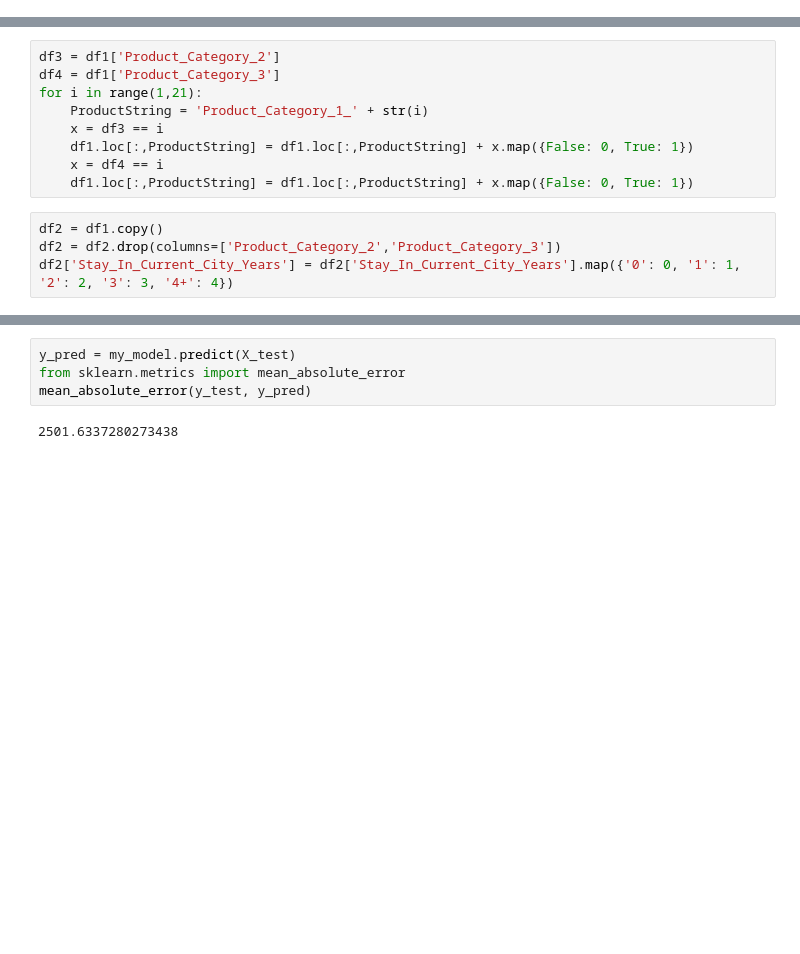
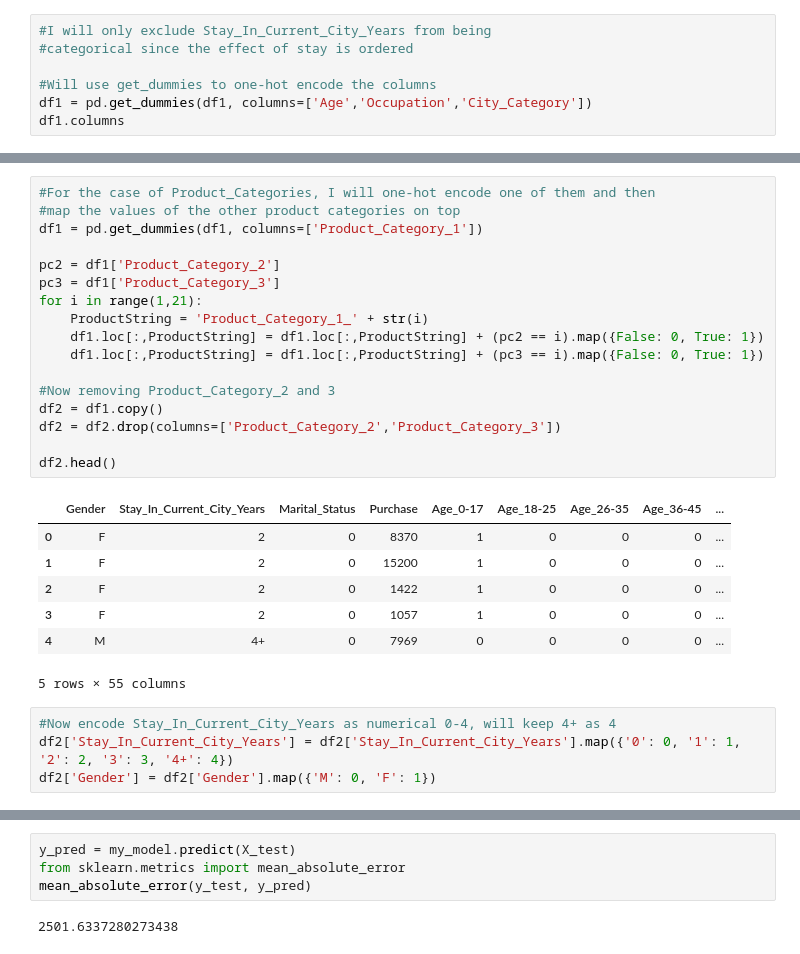
Before and after one commit to davidur/DSProjects, a Jupyter notebook: BlackFriday/BlackFriday.ipynb, the cells around one changed output, grey strips where cells are left out. Drawn from its saved outputs; the diff is of its cells as text; blank space fills up the shorter version.

```diff
--- a/BlackFriday/BlackFriday.ipynb
+++ b/BlackFriday/BlackFriday.ipynb
@@ -17,0 +75,7 @@ df1.head()
+# %%
+#I will only exclude Stay_In_Current_City_Years from being
+#categorical since the effect of stay is ordered
+
+#Will use get_dummies to one-hot encode the columns
+df1 = pd.get_dummies(df1, columns=['Age','Occupation','City_Category'])
+df1.columns
@@ -18,13 +94,29 @@ df1.head()
 # %%
-df3 = df1['Product_Category_2']
-df4 = df1['Product_Category_3']
+#For the case of Product_Categories, I will one-hot encode one of them and then
+#map the values of the other product categories on top
+df1 = pd.get_dummies(df1, columns=['Product_Category_1'])
+
+pc2 = df1['Product_Category_2']
+pc3 = df1['Product_Category_3']
 for i in range(1,21):
     ProductString = 'Product_Category_1_' + str(i)
-    x = df3 == i
-    df1.loc[:,ProductString] = df1.loc[:,ProductString] + x.map({False: 0, True: 1})
-    x = df4 == i
-    df1.loc[:,ProductString] = df1.loc[:,ProductString] + x.map({False: 0, True: 1})
+    df1.loc[:,ProductString] = df1.loc[:,ProductString] + (pc2 == i).map({False: 0, True: 1})
+    df1.loc[:,ProductString] = df1.loc[:,ProductString] + (pc3 == i).map({False: 0, True: 1})
+
+#Now removing Product_Category_2 and 3
+df2 = df1.copy()
+df2 = df2.drop(columns=['Product_Category_2','Product_Category_3'])
+
+df2.head()
+# %% [output]
+|  | Gender | Stay_In_Current_City_Years | Marital_Status | Purchase | Age_0-17 | Age_18-25 | Age_26-35 | Age_36-45 | ... |
+| 0 | F | 2 | 0 | 8370 | 1 | 0 | 0 | 0 | ... |
+| 1 | F | 2 | 0 | 15200 | 1 | 0 | 0 | 0 | ... |
+| 2 | F | 2 | 0 | 1422 | 1 | 0 | 0 | 0 | ... |
+| 3 | F | 2 | 0 | 1057 | 1 | 0 | 0 | 0 | ... |
+| 4 | M | 4+ | 0 | 7969 | 0 | 0 | 0 | 0 | ... |
+5 rows × 55 columns
 # %%
-df2 = df1.copy()
-df2 = df2.drop(columns=['Product_Category_2','Product_Category_3'])
+#Now encode Stay_In_Current_City_Years as numerical 0-4, will keep 4+ as 4
 df2['Stay_In_Current_City_Years'] = df2['Stay_In_Current_City_Years'].map({'0': 0, '1': 1, '2': 2, '3': 3, '4+': 4})
+df2['Gender'] = df2['Gender'].map({'M': 0, 'F': 1})
```
Also changed, not shown: parts of 26 cells of this notebook, 3 other files.
